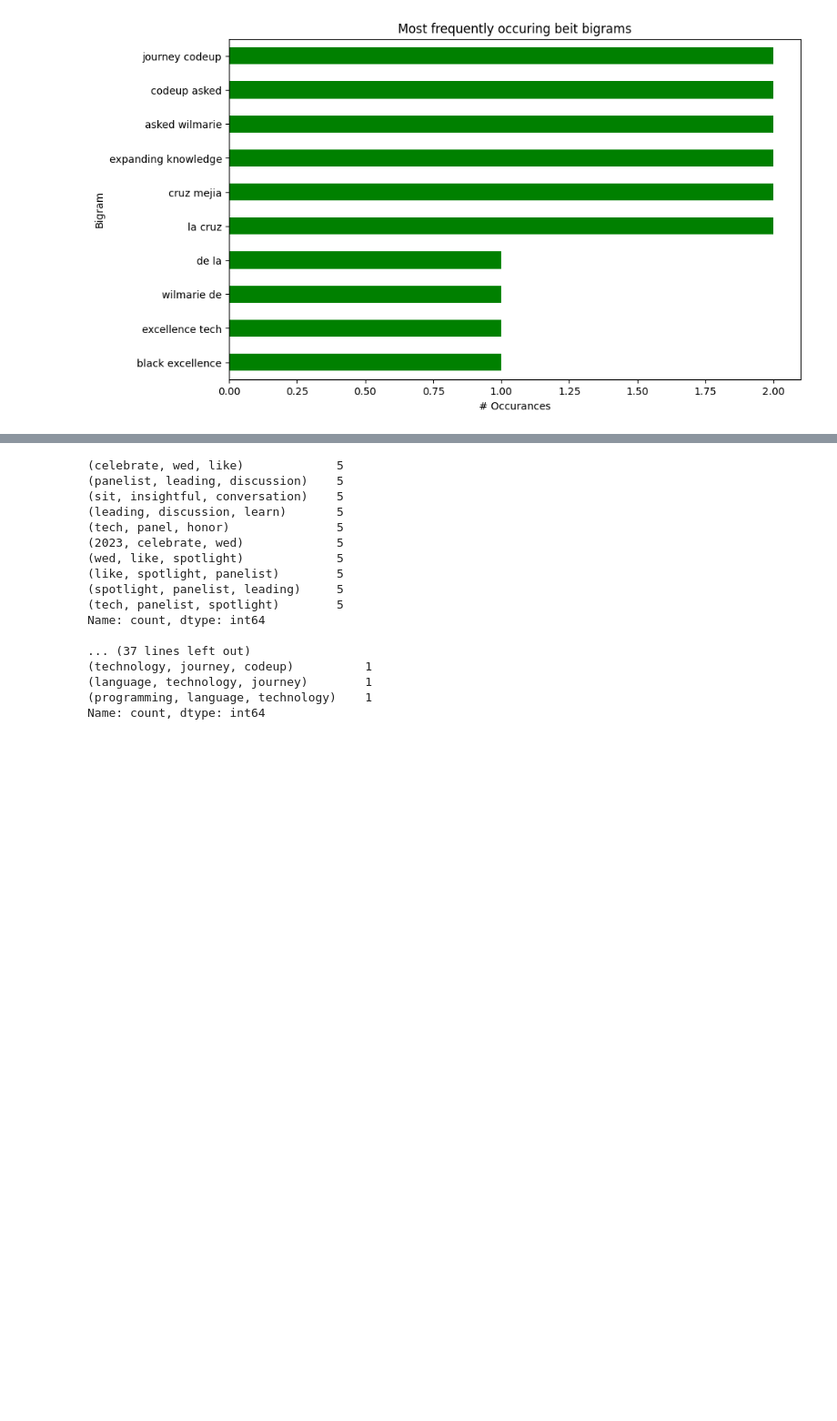
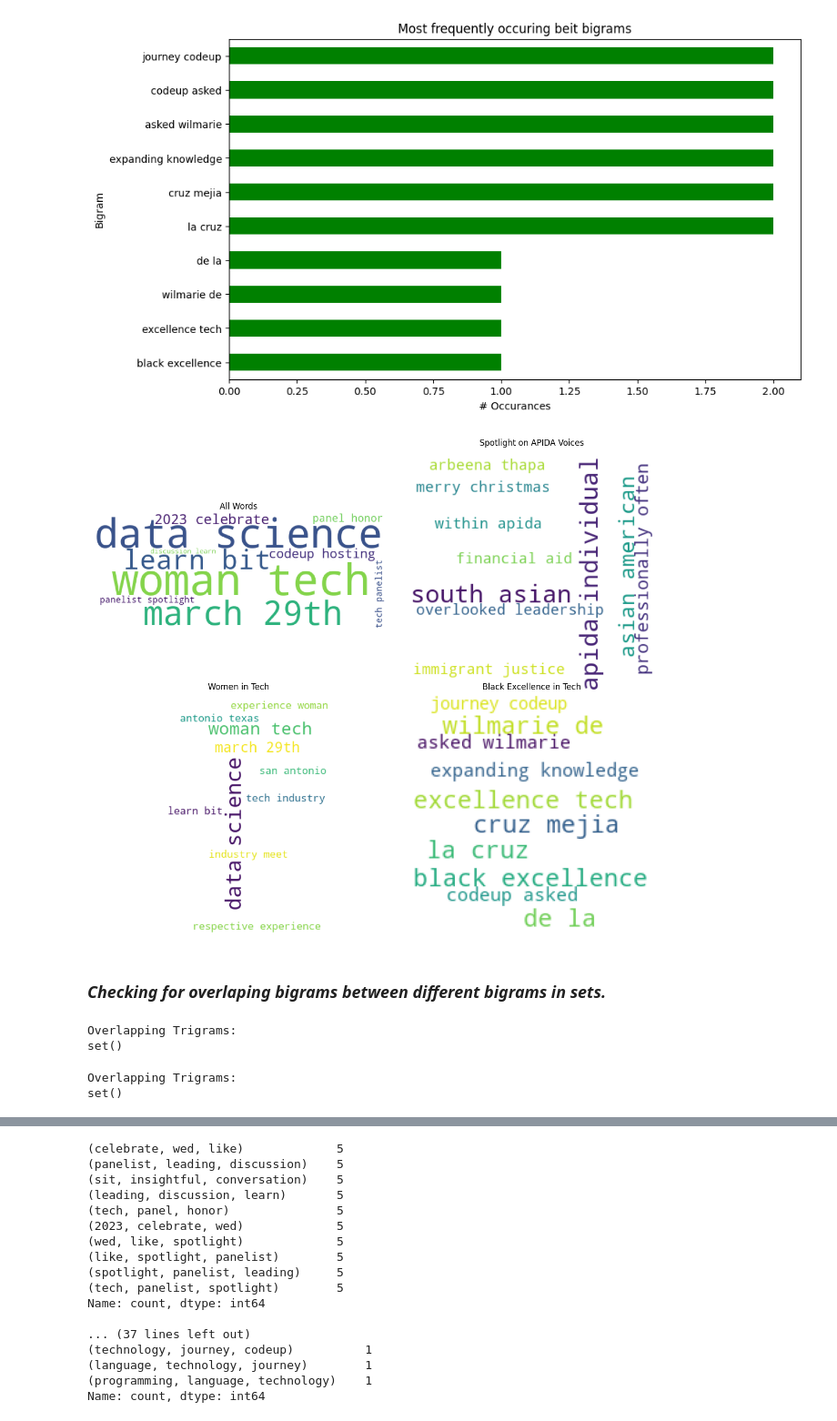
Before and after one commit to Marc-Aradillas/natural-language-processing-exercises, a Jupyter notebook: explore.ipynb, the cells around one changed output, grey strips where cells are left out. Shown at 91% size. Saved outputs shown, nothing was run; the diff lists cells and outputs as text; code cells hidden in the pictures; blank space fills up the shorter version.

```diff
--- a/explore.ipynb
+++ b/explore.ipynb
@@ -724,33 +729,61 @@ plt.show()
 # %% [output]
 [figure]
 # %%
-all_cloud = WordCloud(background_color='white', height=500, width=200).generate(' '.join(all_words))
-soav_cloud = WordCloud(background_color='white', height=300, width=400).generate(' '.join(spotlight_words))
-wit_cloud = WordCloud(background_color='white', height=300, width=400).generate(' '.join(women_words))
-beit_cloud = WordCloud(background_color='white', height=200, width=200).generate(' '.join(black_words))
+all_bigrams = {k[0] + ' ' + k[1]: v for k, v in all_bigrams.to_dict().items()}
+soav_bigrams = {k[0] + ' ' + k[1]: v for k, v in soav_bigrams.to_dict().items()}
+wit_bigrams = {k[0] + ' ' + k[1]: v for k, v in wit_bigrams.to_dict().items()}
+beit_bigrams = {k[0] + ' ' + k[1]: v for k, v in beit_bigrams.to_dict().items()}
+
+
+all_cl = WordCloud(background_color='white', width=500, height=200).generate_from_frequencies(all_bigrams)
+soav_cl = WordCloud(background_color='white', width=300, height=300).generate_from_frequencies(soav_bigrams)
+wit_cl = WordCloud(background_color='white', width=300, height=400).generate_from_frequencies(wit_bigrams)
+beit_cl = WordCloud(background_color='white', width=200, height=200).generate_from_frequencies(beit_bigrams)
 
 plt.figure(figsize=(12, 10))  # Increased the figure size
 
 # Define the positions and sizes of the subplots
 axs = [plt.axes([0, 0.5, 0.5, 0.5]),  # All Words
        plt.axes([0.5, 0.5, 0.5, 0.5]),  # Spotlight on APIDA Voices
        plt.axes([0, 0, 0.5, 0.5]),      # Women in Tech
        plt.axes([0.5, 0, 0.5, 0.5])]     # Black Excellence in Tech
 
 # Display word clouds in the subplots
-axs[0].imshow(all_cloud)
-axs[1].imshow(soav_cloud)
-axs[2].imshow(wit_cloud)
-axs[3].imshow(beit_cloud)  # Added beit_cloud
+axs[0].imshow(all_cl)
+axs[1].imshow(soav_cl)
+axs[2].imshow(wit_cl)
+axs[3].imshow(beit_cl)
 
 # Set titles for each subplot
 axs[0].set_title('All Words')
 axs[1].set_title('Spotlight on APIDA Voices')
 axs[2].set_title('Women in Tech')
 axs[3].set_title('Black Excellence in Tech')
 
 # Turn off axes for all subplots
 for ax in axs:
     ax.axis('off')
 
 plt.show()
+# %% [output]
+[figure, added]
+# %% [markdown]
+### ***Checking for overlaping bigrams between different bigrams in sets.***
+# %%
+# Find overlapping bigrams
+overlap_bigrams = set(soav_trigrams).intersection(wit_bigrams)
+
+print("Overlapping Trigrams:")
+print(overlap_bigrams)
+# %% [output]
+Overlapping Trigrams:
+set()
+# %%
+# Find overlapping bigrams
+overlap_bigrams = set(wit_trigrams).intersection(beit_bigrams)
+
+print("Overlapping Trigrams:")
+print(overlap_bigrams)
+# %% [output]
+Overlapping Trigrams:
+set()
```
Also changed, not shown: parts of 13 cells of this notebook.
